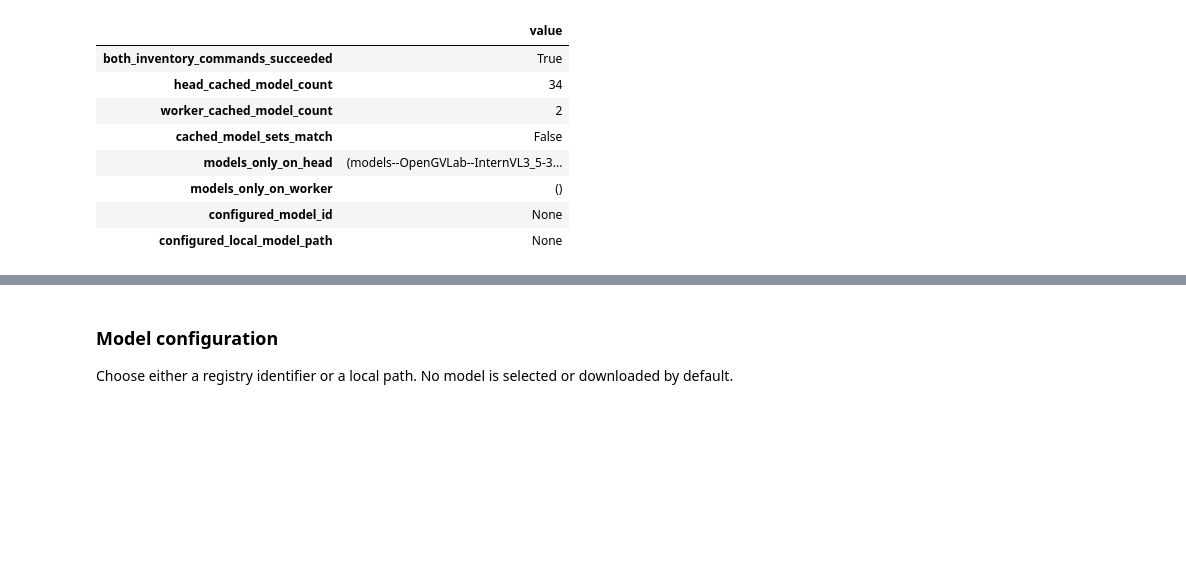
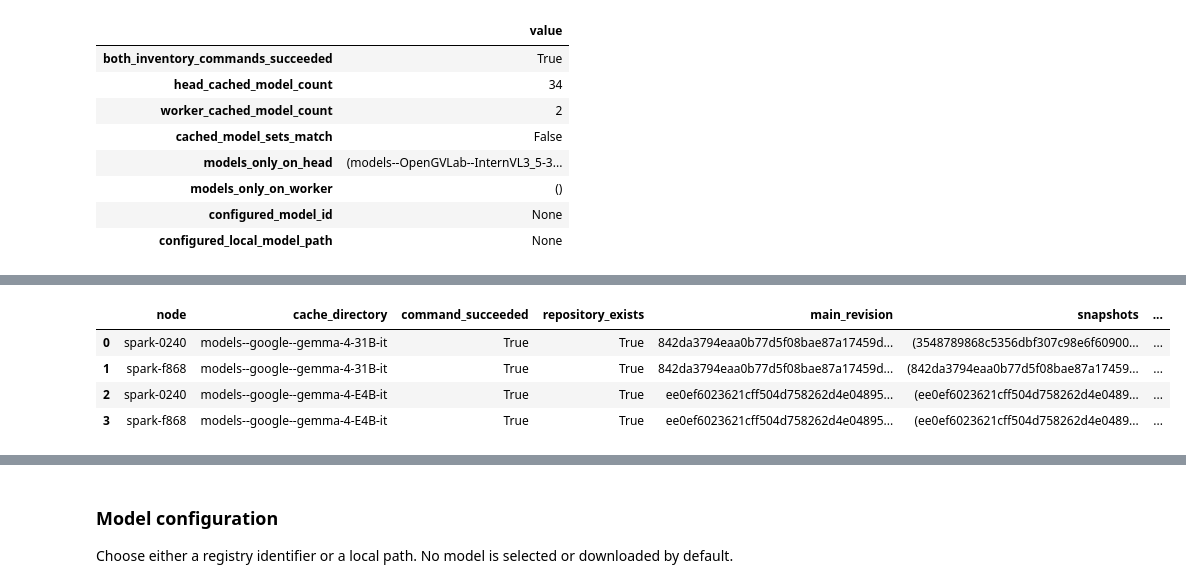
Before and after one commit to coert/dgx-spark-lab, a Jupyter notebook: experiments/01-distributed-inference/00-environment-and-model-baseline.ipynb, the cells around one changed output, grey strips where cells are left out. Saved outputs shown, nothing was run; the diff lists cells and outputs as text; code cells hidden in the pictures; blank space fills up the shorter version.

Commit message:
Validate shared model snapshots

```diff
--- a/experiments/01-distributed-inference/00-environment-and-model-baseline.ipynb
+++ b/experiments/01-distributed-inference/00-environment-and-model-baseline.ipynb
@@ -1735,0 +1817,4 @@ path=|exists=false|size_bytes=
+# %%
+shared_cached_models = tuple(sorted(head_cached_models & worker_cached_models))
+
+shared_cached_models
@@ -1837,0 +2136,83 @@ model_cache_comparison.to_frame()
+# %%
+def parse_pipe_fields(
+    line: str,
+) -> dict[str, str]:
+    return dict(field.split("=", maxsplit=1) for field in line.split("|"))
+
+
+def parse_model_snapshot_result(
+    result: CommandResult,
+) -> dict[str, object]:
+    section = None
+    scalar_values: dict[str, str] = {}
+    snapshots: list[str] = []
+    snapshot_facts: list[dict[str, str]] = []
+    main_files: list[dict[str, str]] = []
+    weight_files: list[dict[str, object]] = []
+
+    for line in result.stdout.splitlines():
+        if line.startswith("--- ") and line.endswith(" ---"):
+            section = line.removeprefix("--- ").removesuffix(" ---")
+            continue
+
+        if section is None:
+            key, separator, value = line.partition("=")
+            if separator:
+                scalar_values[key] = value
+
+        elif section == "snapshots" and line:
+            snapshots.append(line)
+
+        elif section == "snapshot_facts" and line.startswith("snapshot="):
+            snapshot_facts.append(parse_pipe_fields(line))
+
+        elif section == "main_snapshot_files" and line.startswith("file="):
+            main_files.append(parse_pipe_fields(line))
+
+        elif section == "main_weight_files" and line:
+            path, separator, size = line.rpartition("|")
+
+            if separator:
+                weight_files.append(
+                    {
+                        "path": path,
+                        "size_bytes": int(size),
+                    }
+                )
+
+    cache_directory = result.check.split(
+        ":",
+        maxsplit=1,
+    )[1]
+
+    return {
+        "node": result.node,
+        "cache_directory": cache_directory,
+        "command_succeeded": result.succeeded,
+        "repository_exists": (scalar_values.get("repository_exists") == "true"),
+        "main_revision": scalar_values.get("main_revision"),
+        "snapshots": tuple(snapshots),
+        "snapshot_facts": tuple(tuple(sorted(fact.items())) for fact in snapshot_facts),
+        "main_files": tuple(tuple(sorted(fact.items())) for fact in main_files),
+        "weight_files": tuple(
+            (
+                item["path"],
+                item["size_bytes"],
+            )
+            for item in weight_files
+        ),
+        "stderr": result.stderr,
+    }
+
+
+model_snapshot_facts_df = pd.DataFrame(
+    [parse_model_snapshot_result(result) for result in model_snapshot_results]
+)
+
+model_snapshot_facts_df
+# %% [output]
+|  | node | cache_directory | command_succeeded | repository_exists | main_revision | snapshots | ... |
+| 0 | spark-0240 | models--google--gemma-4-31B-it | True | True | 842da3794eaa0b77d5f08bae87a17459d... | (3548789868c5356dbf307c98e6f60900... | ... |
+| 1 | spark-f868 | models--google--gemma-4-31B-it | True | True | 842da3794eaa0b77d5f08bae87a17459d... | (842da3794eaa0b77d5f08bae87a17459... | ... |
+| 2 | spark-0240 | models--google--gemma-4-E4B-it | True | True | ee0ef6023621cff504d758262d4e04895... | (ee0ef6023621cff504d758262d4e0489... | ... |
+| 3 | spark-f868 | models--google--gemma-4-E4B-it | True | True | ee0ef6023621cff504d758262d4e04895... | (ee0ef6023621cff504d758262d4e0489... | ... |
```
Also changed, not shown: parts of 10 cells of this notebook.
